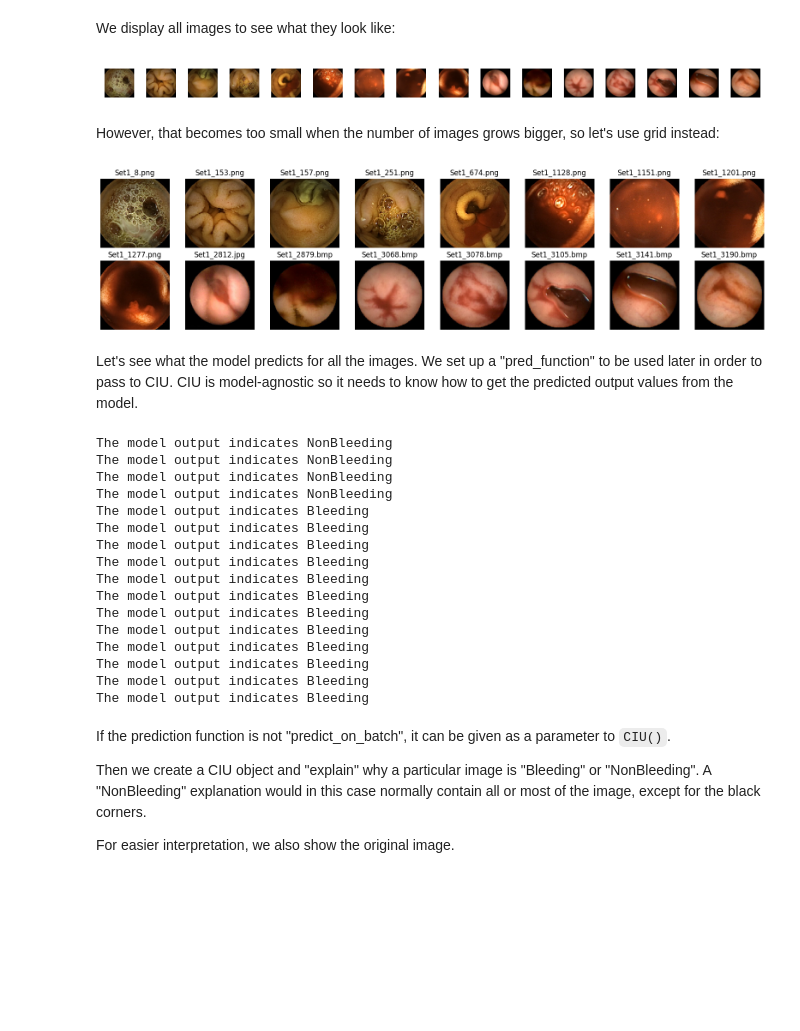
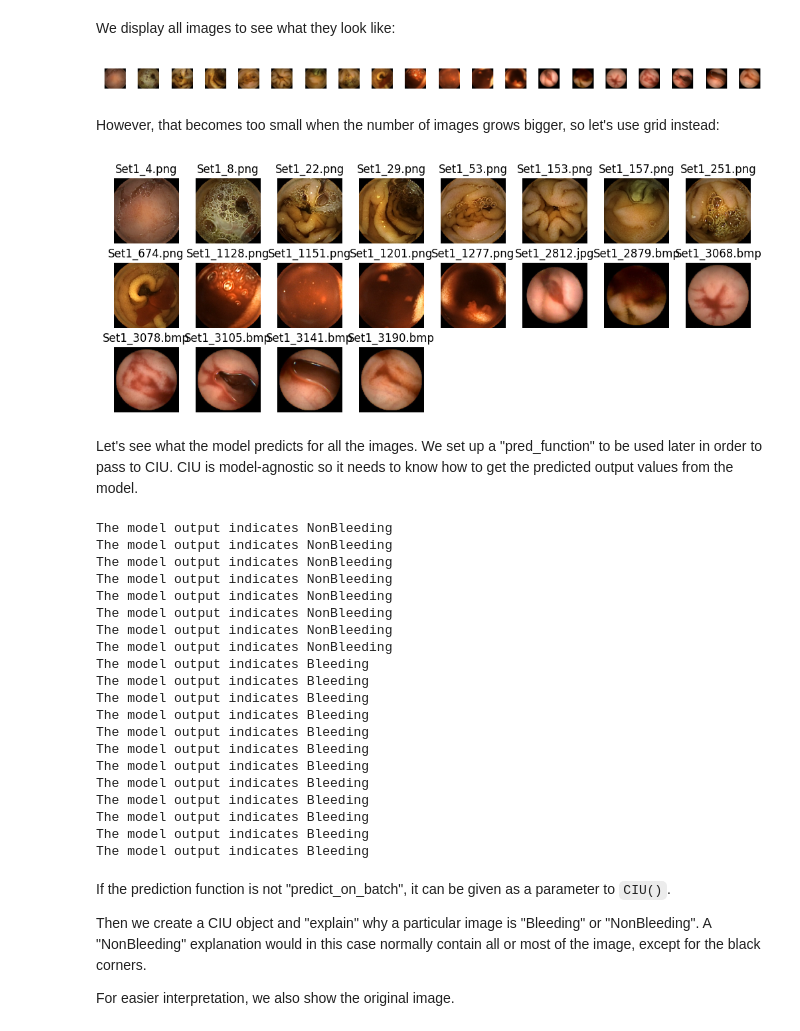
Before and after one commit to KaryFramling/py_ciu_image, a Jupyter notebook: CIU_gastro_images.ipynb, the cells around one changed output. Saved outputs shown, nothing was run; the diff lists cells and outputs as text; code cells hidden in the pictures; blank space fills up the shorter version.

```diff
--- a/CIU_gastro_images.ipynb
+++ b/CIU_gastro_images.ipynb
@@ -56,12 +59,13 @@ def transform_img_fn(path_list):
 # %% [markdown]
 Set up bleeding and non-bleeding images used for testing:
 # %%
-non_bleeding_imgnames = ["Set1_8.png","Set1_153.png","Set1_157.png","Set1_251.png"]
-bleeding_imgnames = ["Set1_674.png","Set1_1128.png","Set1_1151.png","Set1_1201.png","Set1_1277.png",
-                     "Set1_2812.jpg","Set1_2879.bmp","Set1_3068.bmp","Set1_3078.bmp","Set1_3105.bmp",
-                     "Set1_3141.bmp","Set1_3190.bmp"]
+non_bleeding_imgnames = ["Set1_4.png","Set1_8.png","Set1_22.png","Set1_29.png",
+                         "Set1_53.png","Set1_153.png","Set1_157.png","Set1_251.png"]
+bleeding_imgnames = ["Set1_674.png","Set1_1128.png","Set1_1151.png","Set1_1201.png",
+                     "Set1_1277.png","Set1_2812.jpg","Set1_2879.bmp","Set1_3068.bmp",
+                     "Set1_3078.bmp","Set1_3105.bmp","Set1_3141.bmp","Set1_3190.bmp"]
 imgnames = non_bleeding_imgnames + bleeding_imgnames
-imgpath = "images/"
+imgpath = "images/medical/"
 imgpaths = [imgpath + item for item in imgnames]
 
 # Other approach
@@ -79,41 +83,41 @@ for i in range(0,len(imgs_vstack)):
 plt.tight_layout() # Adjust spacing between images
 plt.show()
 # %% [output]
-[figure, old version]
+[figure, new version]
 # %% [markdown]
 However, that becomes too small when the number of images grows bigger, so let's use grid instead:
 # %%
 import math
 
 # Define the grid layout
 num_images_to_display = len(imgpaths)
 num_cols = 8
 num_rows = math.ceil(num_images_to_display/num_cols)
 
 # Function for plotting images in a grid
-def plotgrid(imgs_vstack, nrows, ncols, figsize=(16,4), figtitles=None):
+def plotgrid(imgs_vstack, nrows, ncols, figsize=(10,4), figtitles=None):
     total_subplots = nrows * ncols
     n_imgs = len(imgs_vstack)
     fig, axs = plt.subplots(nrows, ncols, figsize=figsize)
     for i in range(nrows):
         for j in range(ncols):
             if i * ncols + j < n_imgs:
                 axs[i,j].imshow(imgs_vstack[i * ncols + j])
                 if figtitles is not None:
                     axs[i,j].set_title(figtitles[i * ncols + j])
                 axs[i,j].axis('off')
             else:
                 axs[i, j].axis('off')  # Turn off empty subplots
     # Remove any excess empty subplots from the display
     for i in range(n_imgs, total_subplots):
         fig.delaxes(axs.flatten()[i])
     plt.tight_layout() # Adjust spacing between images
     plt.show()
     return
 
 plotgrid(imgs_vstack, num_rows, num_cols, figtitles=imgnames)
 # %% [output]
-[figure, old version]
+[figure, new version]
 # %% [markdown]
 Let's see what the model predicts for all the images. We set up a "pred_function" to be used later in order to pass to CIU. CIU is model-agnostic so it needs to know how to get the predicted output values from the model.
 # %%
@@ -122,6 +126,10 @@ outvals = pred_function(imgs_vstack)
 for ov in outvals:
     print(f"The model output indicates {out_names[np.argmax(ov)]}")
 # %% [output]
+The model output indicates NonBleeding
+The model output indicates NonBleeding
+The model output indicates NonBleeding
+The model output indicates NonBleeding
 The model output indicates NonBleeding
 The model output indicates NonBleeding
 The model output indicates NonBleeding
```
Also changed, not shown: parts of 12 cells of this notebook, 33 other files.
